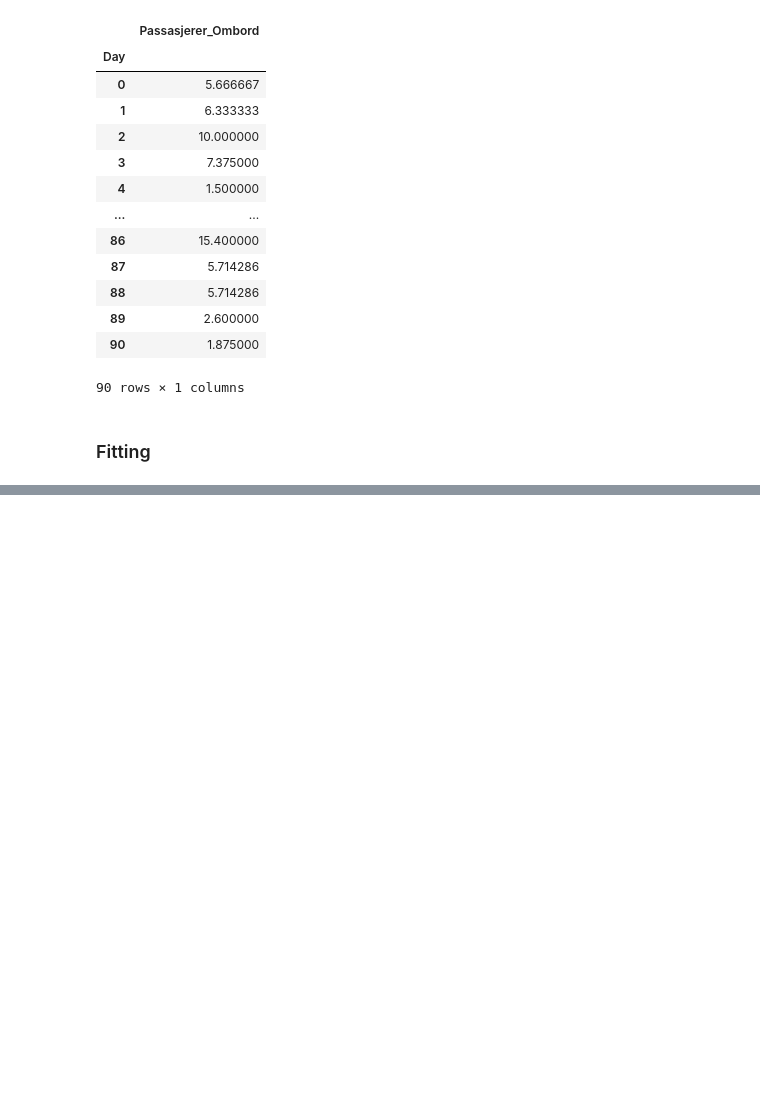
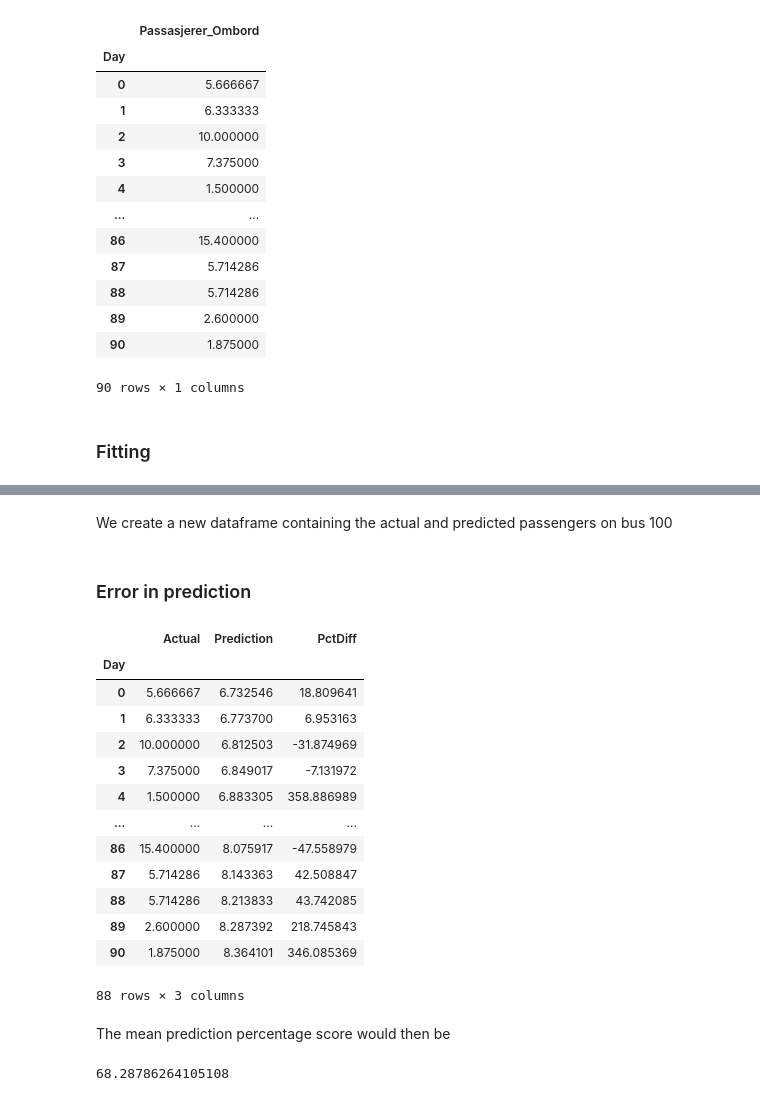
Before and after one commit to kjxlstad/MLAssignment, a Jupyter notebook: ruterRegression.ipynb, the cells around one changed output, grey strips where cells are left out. Drawn from its saved outputs; the diff is of its cells as text; code cells hidden in the pictures; blank space fills up the shorter version.

```diff
--- a/ruterRegression.ipynb
+++ b/ruterRegression.ipynb
@@ -101,0 +118,33 @@ array([-210.53722375])
+# %% [markdown]
+We create a new dataframe containing the actual and predicted passengers on bus 100
+# %% [markdown]
+### Error in prediction
+# %%
+score = pd.DataFrame({'Actual' : df['Passasjerer_Ombord'], 'Prediction' : pol_reg.predict(x_poly)})
+score['PctDiff'] = (score['Prediction'] - score['Actual']) * 100 / score['Actual']
+
+# We remove entries that are predicted but are not in the oringinal dataset
+score = score[score.Actual != 0]
+
+score
+# %% [output]
+|  | Actual | Prediction | PctDiff |
+| Day |  |  |  |
+| 0 | 5.666667 | 6.732546 | 18.809641 |
+| 1 | 6.333333 | 6.773700 | 6.953163 |
+| 2 | 10.000000 | 6.812503 | -31.874969 |
+| 3 | 7.375000 | 6.849017 | -7.131972 |
+| 4 | 1.500000 | 6.883305 | 358.886989 |
+| ... | ... | ... | ... |
+| 86 | 15.400000 | 8.075917 | -47.558979 |
+| 87 | 5.714286 | 8.143363 | 42.508847 |
+| 88 | 5.714286 | 8.213833 | 43.742085 |
+| 89 | 2.600000 | 8.287392 | 218.745843 |
+| 90 | 1.875000 | 8.364101 | 346.085369 |
+88 rows × 3 columns
+# %% [markdown]
+The mean prediction percentage score would then be
+# %%
+score.mean(axis=0)[2]
+# %% [output]
+68.28786264105108
```
Also changed, not shown: parts of 16 cells of this notebook, 1 other file.
